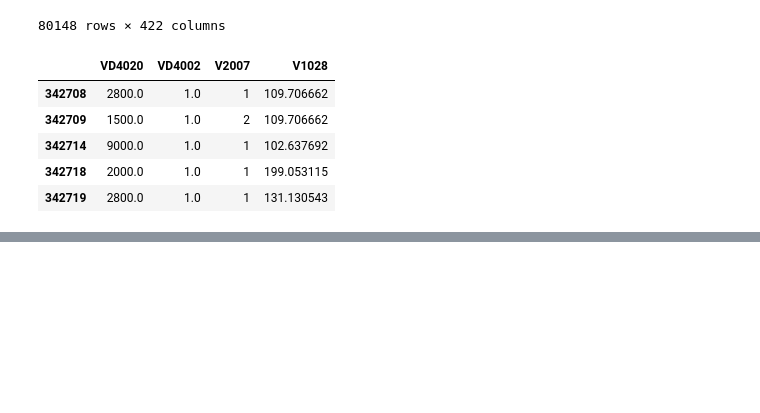
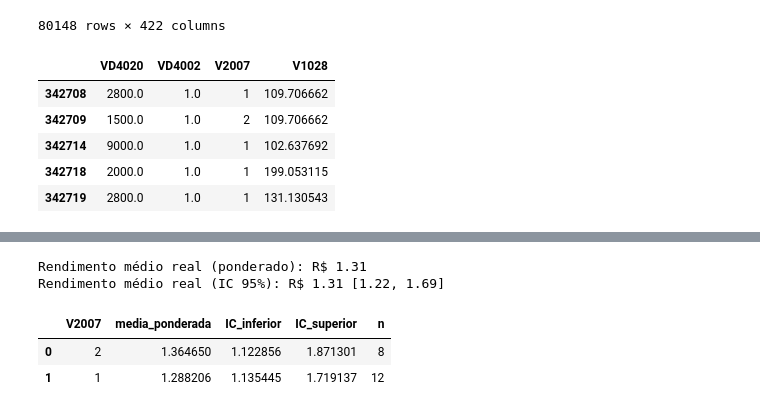
Before and after one commit to Uyris/cdadosaps03parte2, a Jupyter notebook: APS03parte2.ipynb, the cells around one changed output, grey strips where cells are left out. Drawn from its saved outputs; the diff is of its cells as text; code cells hidden in the pictures; blank space fills up the shorter version.

```diff
--- a/APS03parte2.ipynb
+++ b/APS03parte2.ipynb
@@ -103,0 +187,23 @@ def bootstrap_ci(df, col, weight_col, n_bootstrap=1000, alpha=0.05):
+# %%
+# Passo 1: Filtrar pessoas ocupadas
+df_ocupados = df_preprocessado[df_preprocessado['V4002'] == 1].copy()
+
+# Passo 2: Remover registros com rendimento inválido ou ausente
+df_ocupados = df_ocupados[df_ocupados['V4020'] > 0]
+
+rendimento_medio_real = np.average(df_ocupados['V4020'], weights=df_ocupados['V1028'])
+print(f"Rendimento médio real (ponderado): R$ {rendimento_medio_real:.2f}")
+
+media, (ic_inf, ic_sup) = bootstrap_ci(df_ocupados, 'V4020', 'V1028')
+
+print(f"Rendimento médio real (IC 95%): R$ {media:.2f} [{ic_inf:.2f}, {ic_sup:.2f}]")
+
+df_ocupados.groupby('V2007').apply(lambda x: np.average(x['V4020'], weights=x['V1028']))
+
+estatisticas_ponderadas(df_ocupados, col='V4020', grupo='V2007')
+# %% [output]
+Rendimento médio real (ponderado): R$ 1.31
+Rendimento médio real (IC 95%): R$ 1.31 [1.22, 1.69]
+|  | V2007 | media_ponderada | IC_inferior | IC_superior | n |
+| 0 | 2 | 1.364650 | 1.122856 | 1.871301 | 8 |
+| 1 | 1 | 1.288206 | 1.135445 | 1.719137 | 12 |
```
Also changed, not shown: parts of 8 cells of this notebook, 1 other file.
